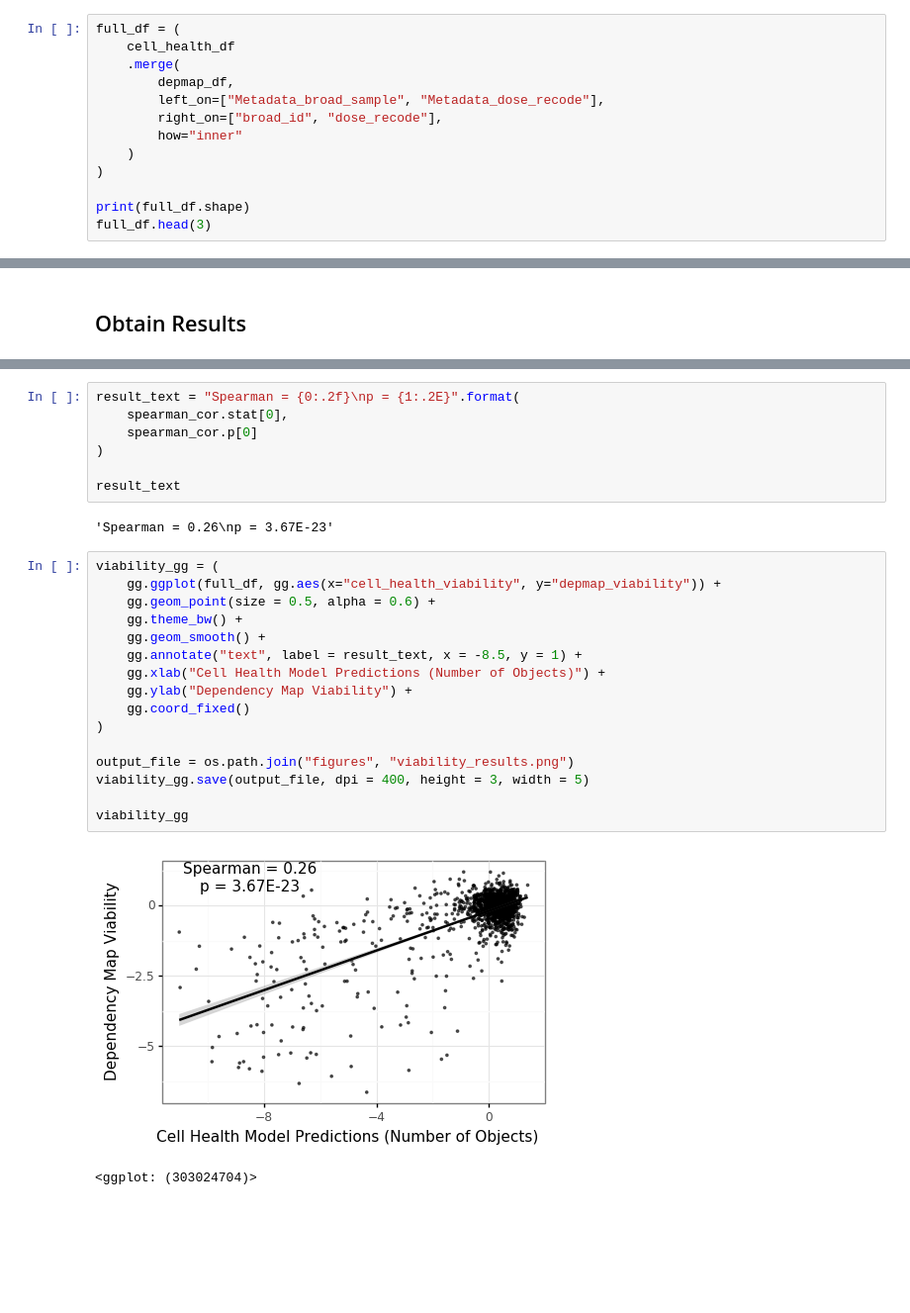
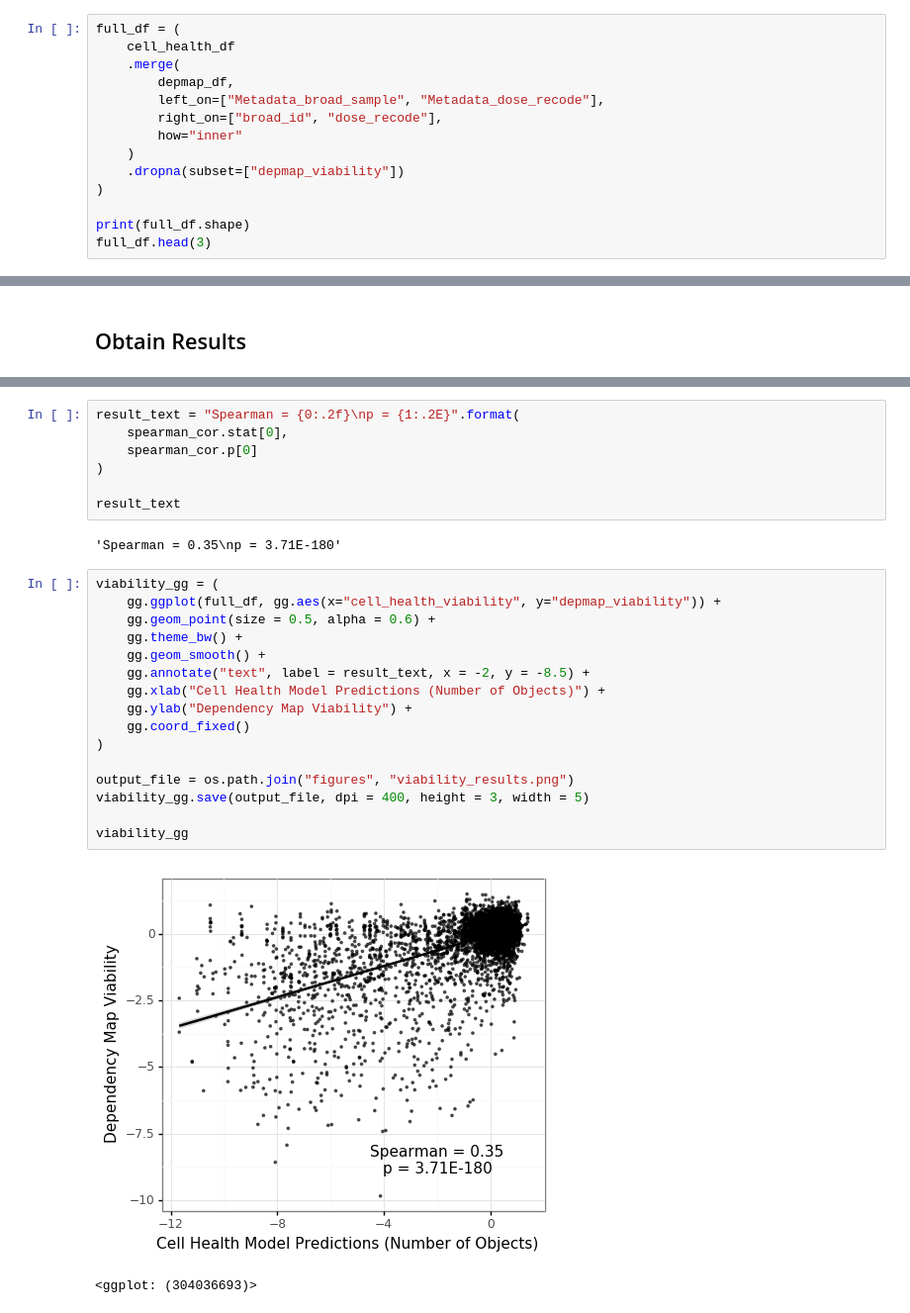
Before and after one commit to broadinstitute/cell-health, a Jupyter notebook: 5.validate-repurposing/1.validate.ipynb, the cells around one changed output, grey strips where cells are left out. Shown at 99% size. Saved outputs shown, nothing was run; the diff lists cells and outputs as text; blank space fills up the shorter version.

```diff
--- a/5.validate-repurposing/1.validate.ipynb
+++ b/5.validate-repurposing/1.validate.ipynb
@@ -100,6 +100,7 @@ full_df = (
         right_on=["broad_id", "dose_recode"],
         how="inner"
     )
+    .dropna(subset=["depmap_viability"])
 )
 
 print(full_df.shape)
@@ -127,23 +146,23 @@ result_text = "Spearman = {0:.2f}\np = {1:.2E}".format(
 
 result_text
 # %% [output]
-'Spearman = 0.26\np = 3.67E-23'
+'Spearman = 0.35\np = 3.71E-180'
 # %%
 viability_gg = (
     gg.ggplot(full_df, gg.aes(x="cell_health_viability", y="depmap_viability")) +
     gg.geom_point(size = 0.5, alpha = 0.6) +
     gg.theme_bw() +
     gg.geom_smooth() +
-    gg.annotate("text", label = result_text, x = -8.5, y = 1) +
+    gg.annotate("text", label = result_text, x = -2, y = -8.5) +
     gg.xlab("Cell Health Model Predictions (Number of Objects)") +
     gg.ylab("Dependency Map Viability") +
     gg.coord_fixed()
 )
 
 output_file = os.path.join("figures", "viability_results.png")
 viability_gg.save(output_file, dpi = 400, height = 3, width = 5)
 
 viability_gg
 # %% [output]
-[figure, old version]
+[figure, new version]
-<ggplot: (303024704)>
+<ggplot: (304036693)>
```
Also changed, not shown: parts of 5 cells of this notebook, 8 other files.
